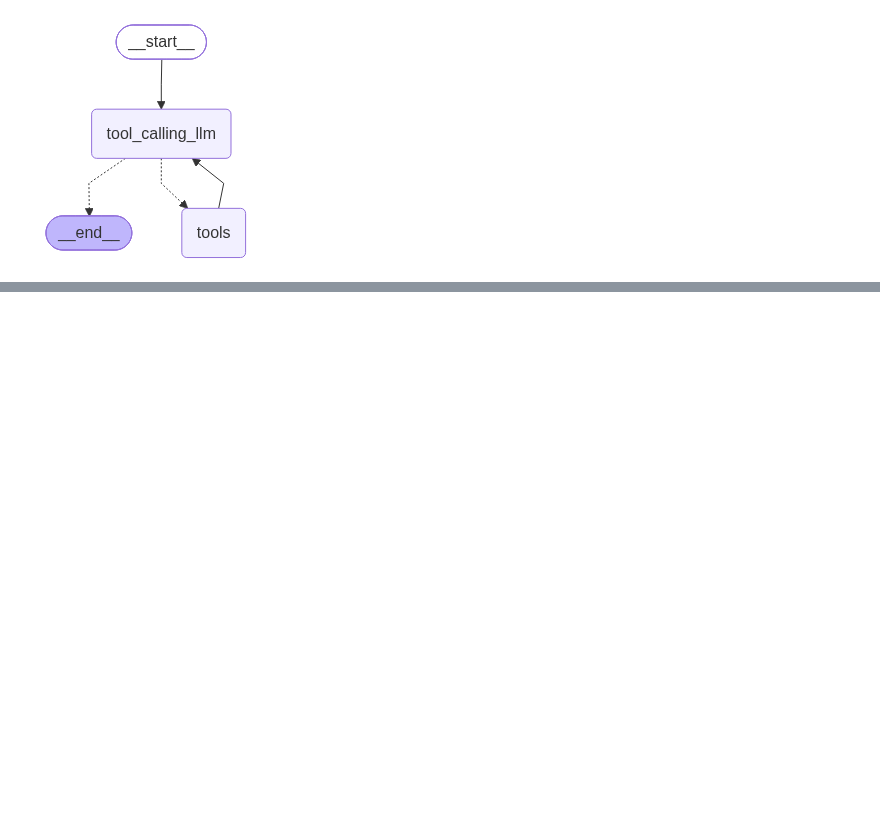
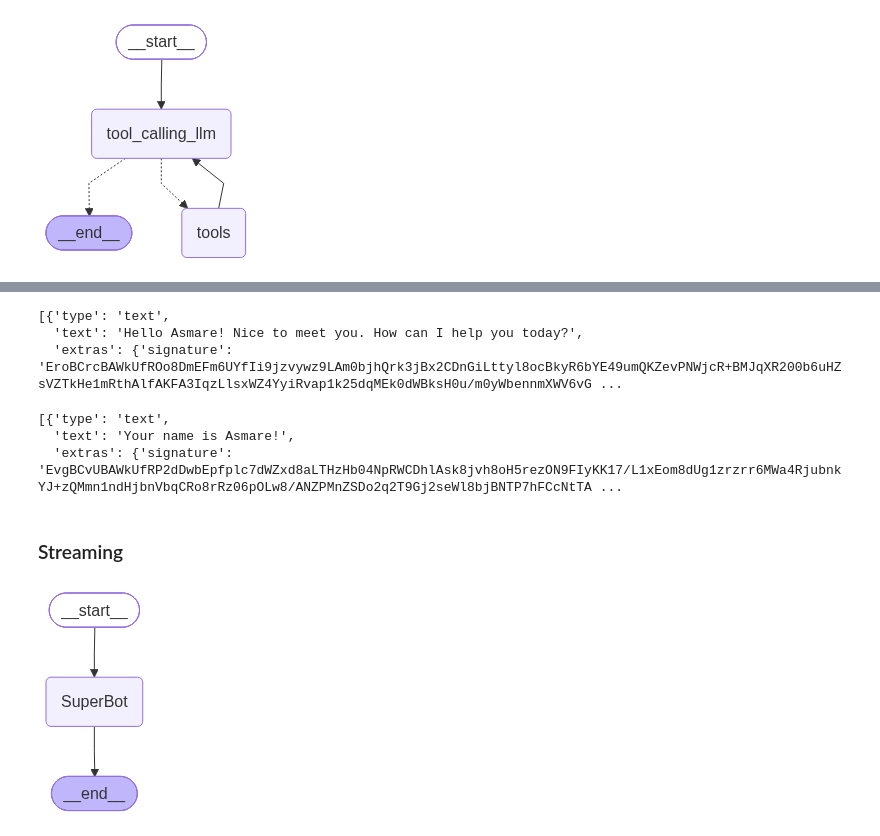
Before and after one commit to asmay09/AGENTIC-AI, a Jupyter notebook: langgraph/1-basicchatbot.ipynb, the cells around one changed output, grey strips where cells are left out. Drawn from its saved outputs; the diff is of its cells as text; code cells hidden in the pictures; blank space fills up the shorter version.

```diff
--- a/langgraph/1-basicchatbot.ipynb
+++ b/langgraph/1-basicchatbot.ipynb
@@ -173,0 +296,40 @@ Name: multiply
+# %%
+response["messages"][-1].content
+# %% [output]
+[{'type': 'text',
+  'text': 'Hello Asmare! Nice to meet you. How can I help you today?',
+  'extras': {'signature': 'EroBCrcBAWkUfROo8DmEFm6UYfIi9jzvywz9LAm0bjhQrk3jBx2CDnGiLttyl8ocBkyR6bYE49umQKZevPNWjcR+BMJqXR200b6uHZsVZTkHe1mRthAlfAKFA3IqzLlsxWZ4YyiRvap1k25dqMEk0dWBksH0u/m0yWbennmXWV6vG ...
+# %%
+response =graph.invoke({"messages": "What is my name?"}, config= config)
+response["messages"][-1].content
+# %% [output]
+[{'type': 'text',
+  'text': 'Your name is Asmare!',
+  'extras': {'signature': 'EvgBCvUBAWkUfRP2dDwbEpfplc7dWZxd8aLTHzHb04NpRWCDhlAsk8jvh8oH5rezON9FIyKK17/L1xEom8dUg1zrzrr6MWa4RjubnkYJ+zQMmn1ndHjbnVbqCRo8rRz06pOLw8/ANZPMnZSDo2q2T9Gj2seWl8bjBNTP7hFCcNtTA ...
+# %% [markdown]
+### Streaming
+# %%
+from langgraph.checkpoint.memory import MemorySaver
+
+
+memory = MemorySaver()
+# %%
+def superbot(state: State):
+    return {"messages": [llm.invoke(state["messages"])]}
+# %%
+graph = StateGraph(State)
+
+## Node
+graph.add_node("SuperBot", superbot)
+
+## Edges
+graph.add_edge(START, "SuperBot")
+graph.add_edge("SuperBot", END)
+
+graph_builder = graph.compile(checkpointer=memory)
+
+## Display
+from IPython.display import Image, display
+display(Image(graph_builder.get_graph().draw_mermaid_png()))
+# %% [output]
+[figure, added]
```
Also changed, not shown: parts of 16 cells of this notebook, 8 other files.
